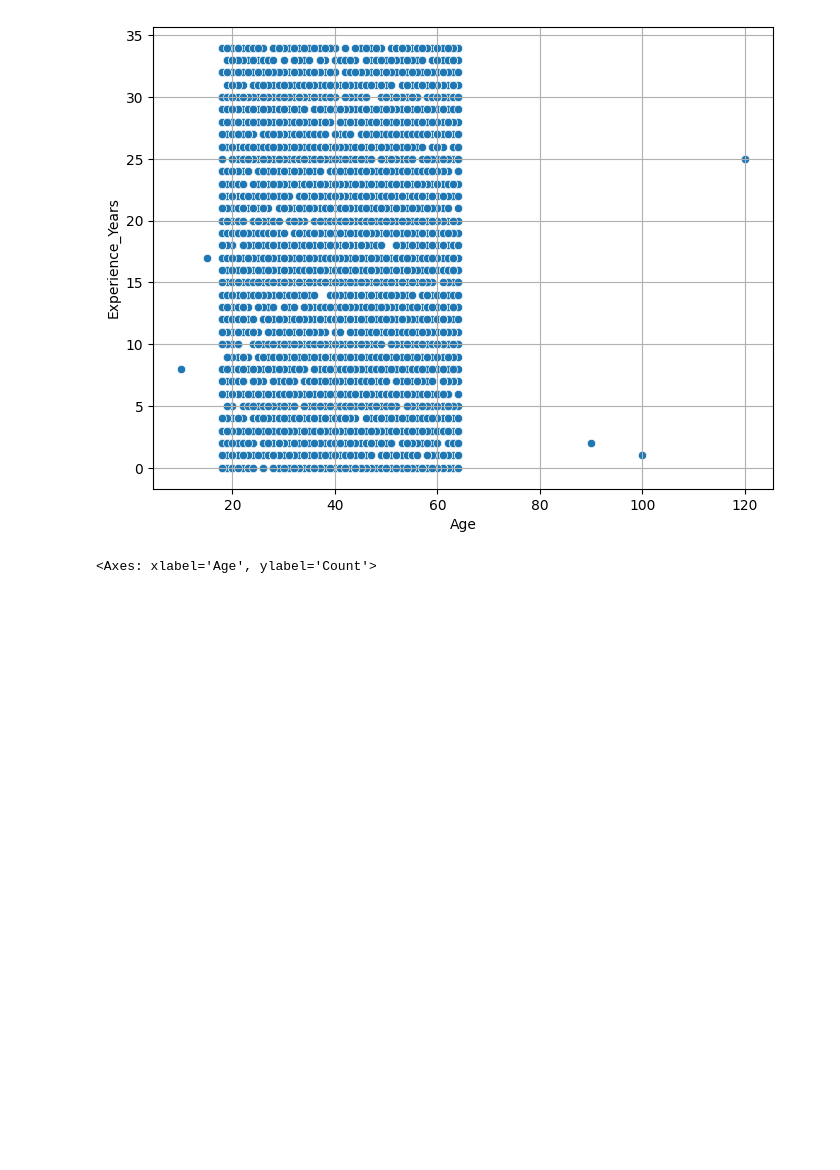
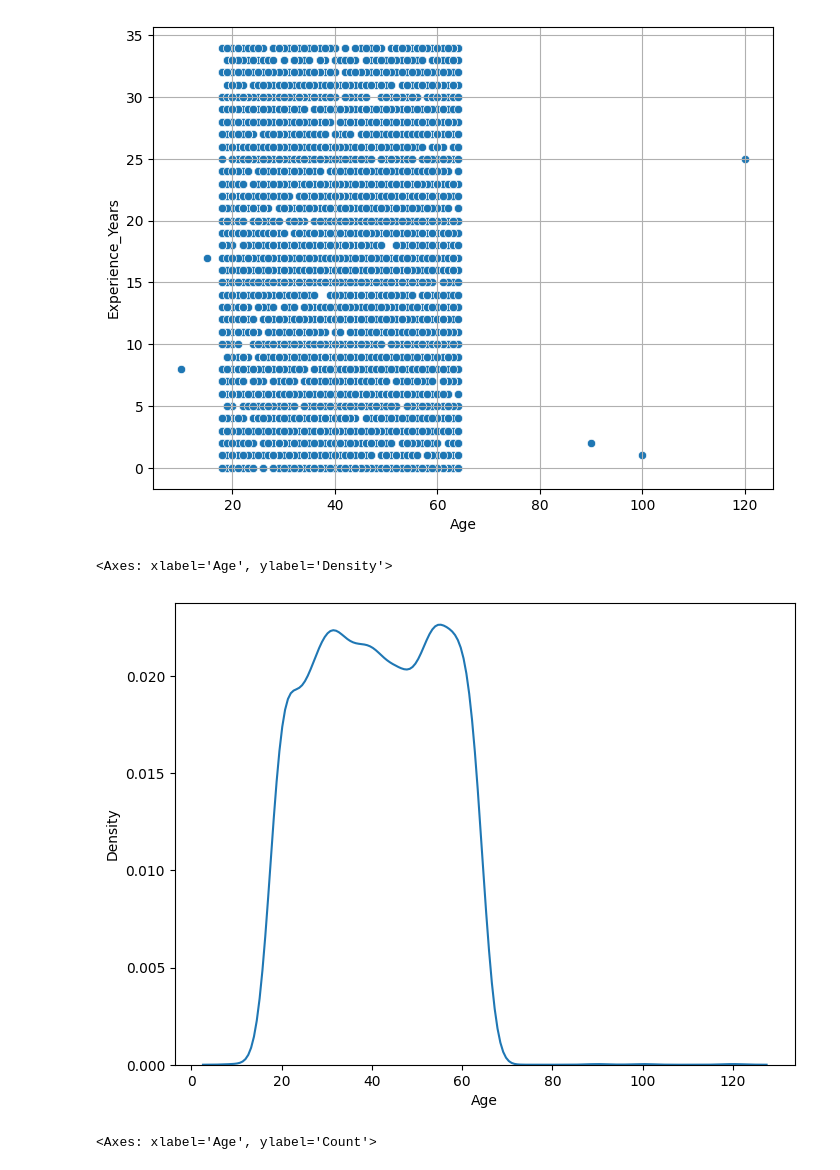
Before and after one commit to Rishant-gupta/python_projects, a Jupyter notebook: job_eda.ipynb, the cells around one changed output. Cells and saved outputs as stored; diff of their text form; code cells hidden in the pictures; blank space fills up the shorter version.

```diff
--- a/job_eda.ipynb
+++ b/job_eda.ipynb
@@ -259,6 +259,12 @@ plt.grid(True)
 plt.show()
 # %% [output]
 [figure]
+# %%
+plt.figure(figsize=(8,6))
+sns.kdeplot(df["Age"] )
+# %% [output]
+<Axes: xlabel='Age', ylabel='Density'>
+[figure, added]
 # %%
 plt.figure(figsize=(8,6))
 sns.histplot(df["Age"], bins = 30)
```
Also changed, not shown: parts of 2 cells of this notebook, 1 other file.
